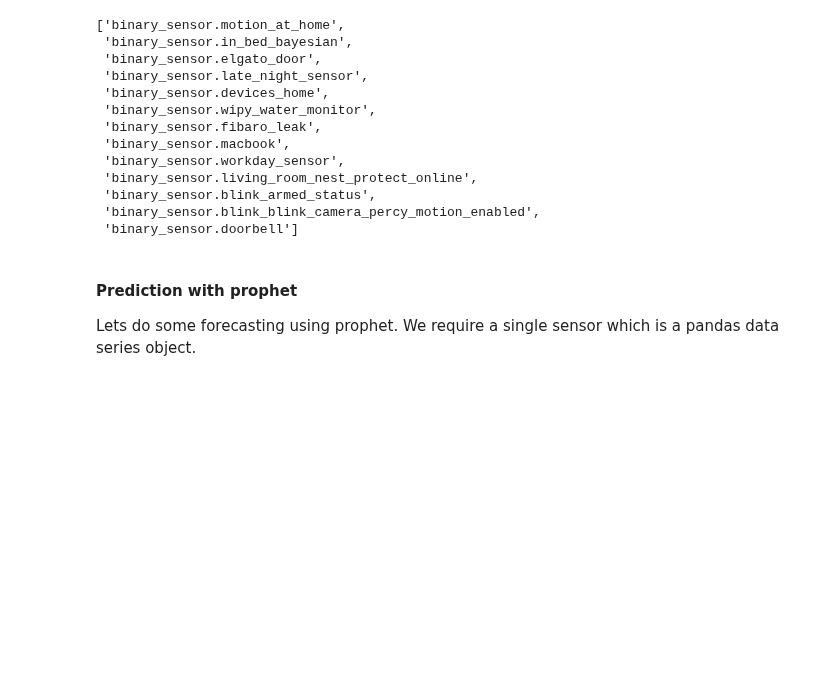
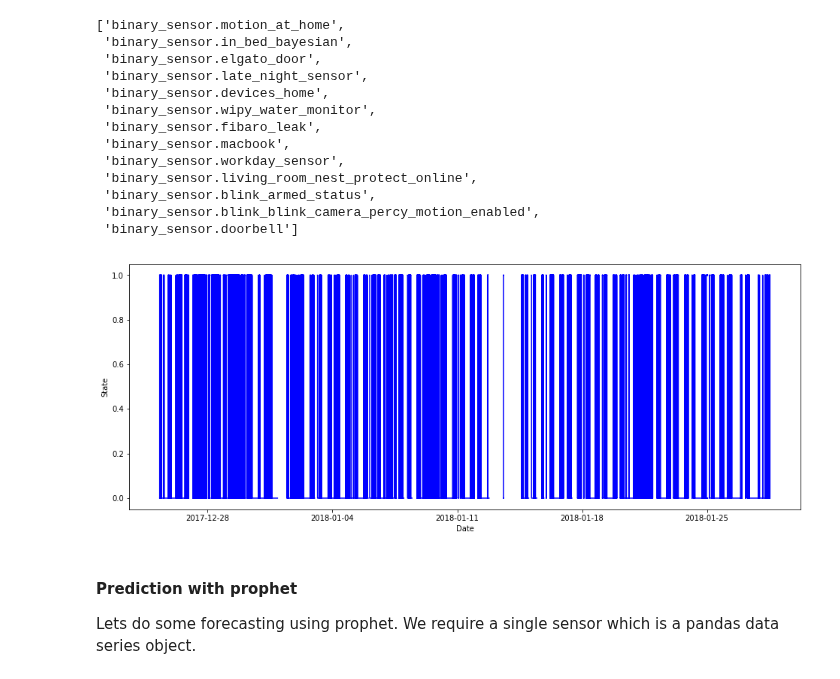
Before and after one commit to robmarkcole/HASS-data-detective, a Jupyter notebook: Usage of detective.ipynb, the cells around one changed output. Cells and saved outputs as stored; diff of their text form; code cells hidden in the pictures; blank space fills up the shorter version.

Commit message:
Adds binary sensor plot
Currently only plots a single binary

```diff
--- a/Usage of detective.ipynb
+++ b/Usage of detective.ipynb
@@ -152,2 +111,2 @@ class BinarySensors():
 # %%
-sensors_binary = BinarySensors(parser.master_df)
+sensors_binary = detective.BinarySensors(parser.master_df)
@@ -177,6 +126,10 @@ sensors_binary.entities
  'binary_sensor.blink_armed_status',
  'binary_sensor.blink_blink_camera_percy_motion_enabled',
  'binary_sensor.doorbell']
+# %%
+sensors_binary.plot(['binary_sensor.motion_at_home'])
+# %% [output]
+[figure, added]
 # %% [markdown]
 #### Prediction with prophet
 Lets do some forecasting using prophet. We require a single sensor which is a pandas data series object.
```
Also changed, not shown: parts of 10 cells of this notebook, 1 other file.
